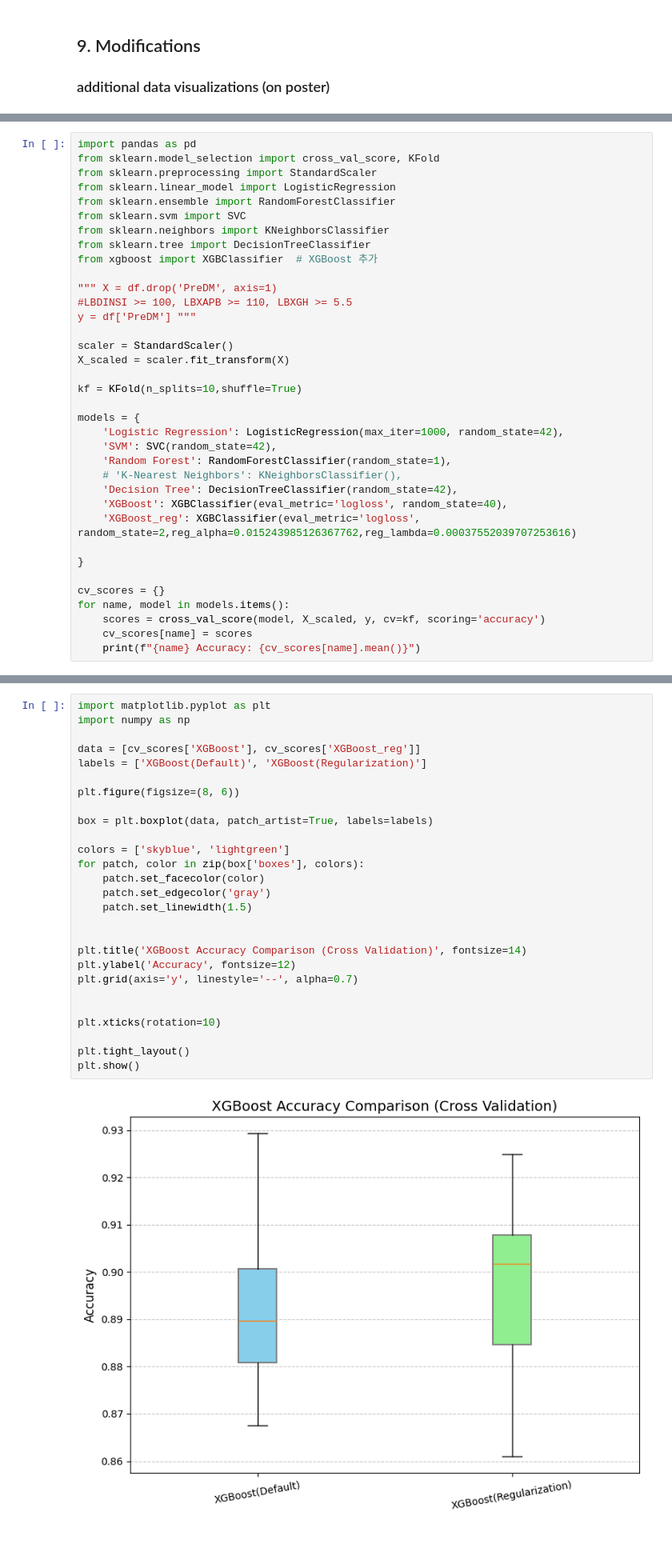
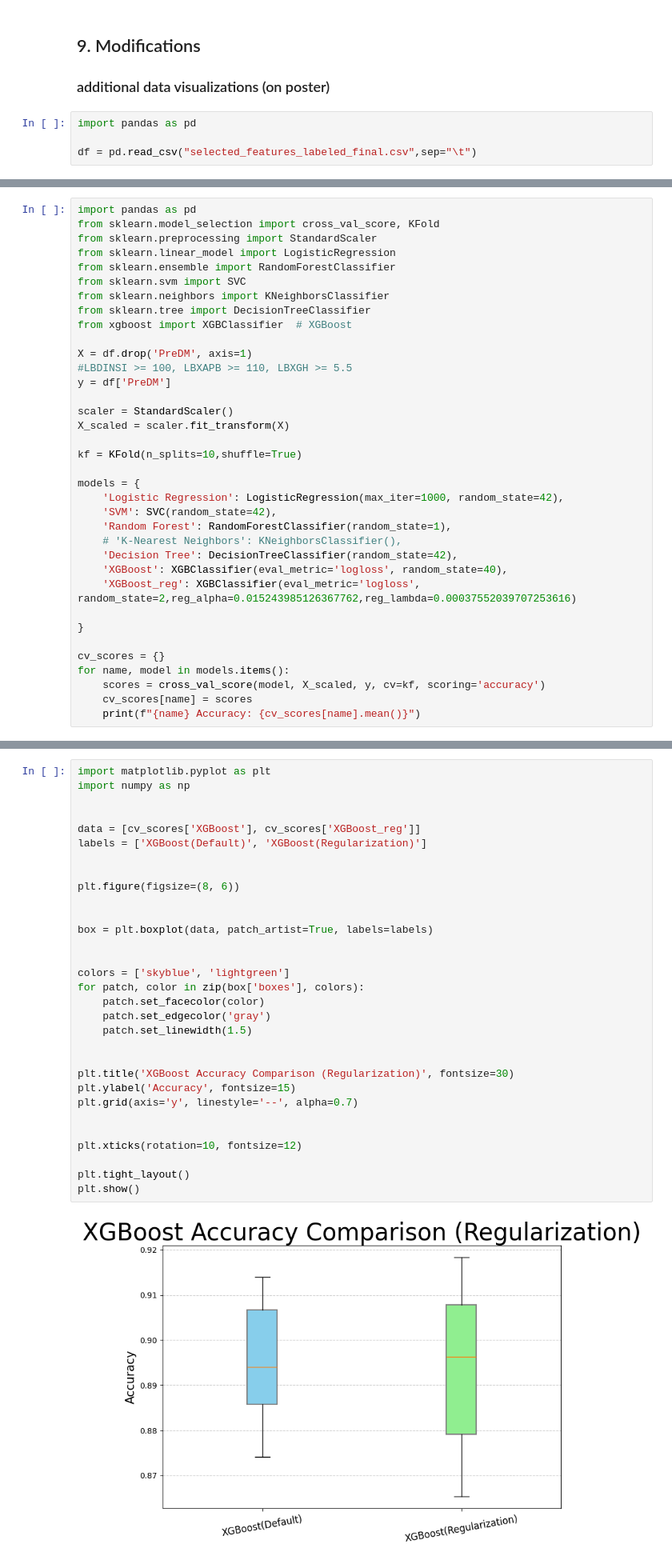
Before and after one commit to BK5102/FURI_Research-Project, a Jupyter notebook: final_analysis.ipynb, the cells around one changed output, grey strips where cells are left out. Shown at 80% size. Saved outputs shown, nothing was run; the diff lists cells and outputs as text; blank space fills up the shorter version.

```diff
--- a/final_analysis.ipynb
+++ b/final_analysis.ipynb
@@ -805,3 +805,7 @@ plt.show()
 # %% [markdown]
 ## 9. Modifications
 ### additional data visualizations (on poster)
+# %%
+import pandas as pd
+
+df = pd.read_csv("selected_features_labeled_final.csv",sep="\t")
@@ -814,11 +900,11 @@ from sklearn.ensemble import RandomForestClassifier
 from sklearn.svm import SVC
 from sklearn.neighbors import KNeighborsClassifier
 from sklearn.tree import DecisionTreeClassifier
-from xgboost import XGBClassifier  # XGBoost 추가
+from xgboost import XGBClassifier  # XGBoost
 
-""" X = df.drop('PreDM', axis=1)
+X = df.drop('PreDM', axis=1)
 #LBDINSI >= 100, LBXAPB >= 110, LBXGH >= 5.5
-y = df['PreDM'] """
+y = df['PreDM']
 
 scaler = StandardScaler()
 X_scaled = scaler.fit_transform(X)
@@ -878,29 +978,33 @@ plt.show()
 # %%
 import matplotlib.pyplot as plt
 import numpy as np
 
+
 data = [cv_scores['XGBoost'], cv_scores['XGBoost_reg']]
 labels = ['XGBoost(Default)', 'XGBoost(Regularization)']
 
+
 plt.figure(figsize=(8, 6))
 
+
 box = plt.boxplot(data, patch_artist=True, labels=labels)
+
 
 colors = ['skyblue', 'lightgreen']
 for patch, color in zip(box['boxes'], colors):
     patch.set_facecolor(color)
     patch.set_edgecolor('gray')
     patch.set_linewidth(1.5)
 
 
-plt.title('XGBoost Accuracy Comparison (Cross Validation)', fontsize=14)
-plt.ylabel('Accuracy', fontsize=12)
+plt.title('XGBoost Accuracy Comparison (Regularization)', fontsize=30)
+plt.ylabel('Accuracy', fontsize=15)
 plt.grid(axis='y', linestyle='--', alpha=0.7)
 
 
-plt.xticks(rotation=10)
+plt.xticks(rotation=10, fontsize=12)
 
 plt.tight_layout()
 plt.show()
 # %% [output]
-[figure, old version]
+[figure, new version]
```
Also changed, not shown: parts of 6 cells of this notebook, 1 other file.
